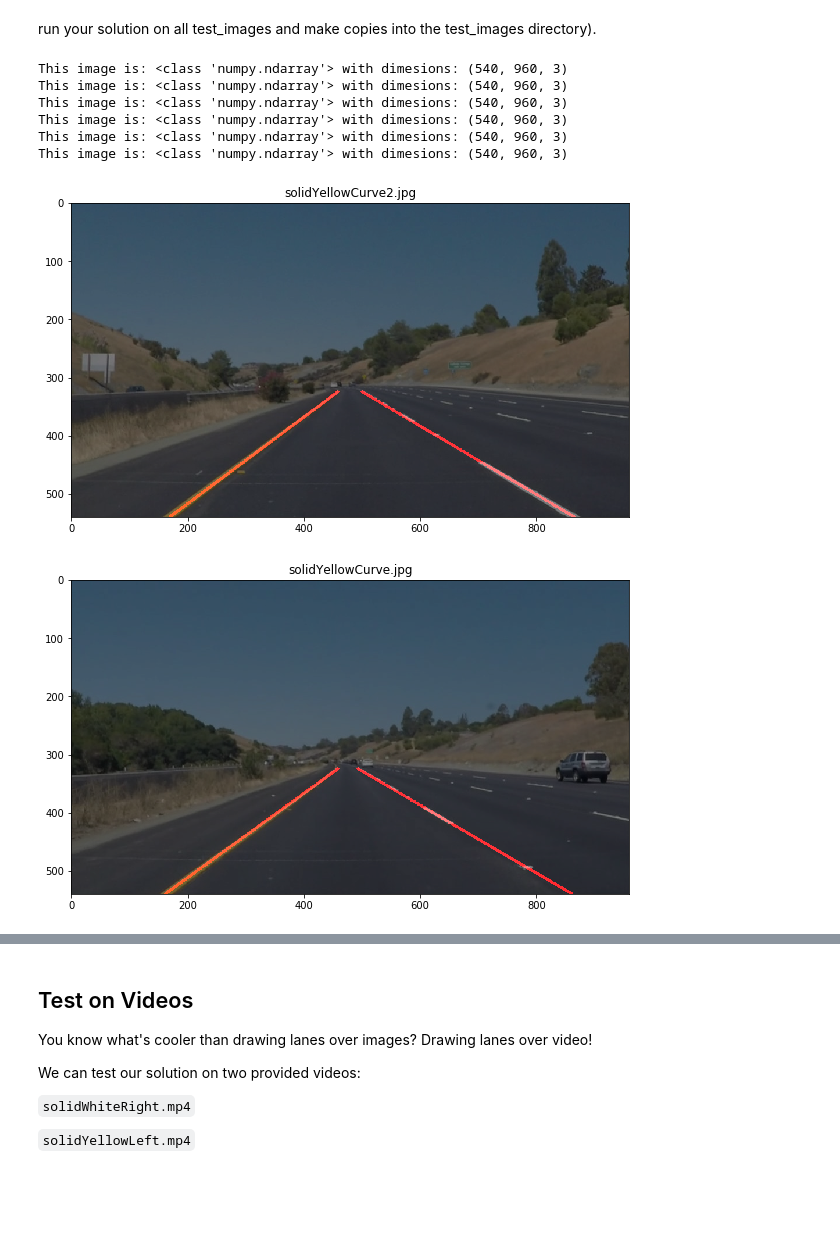
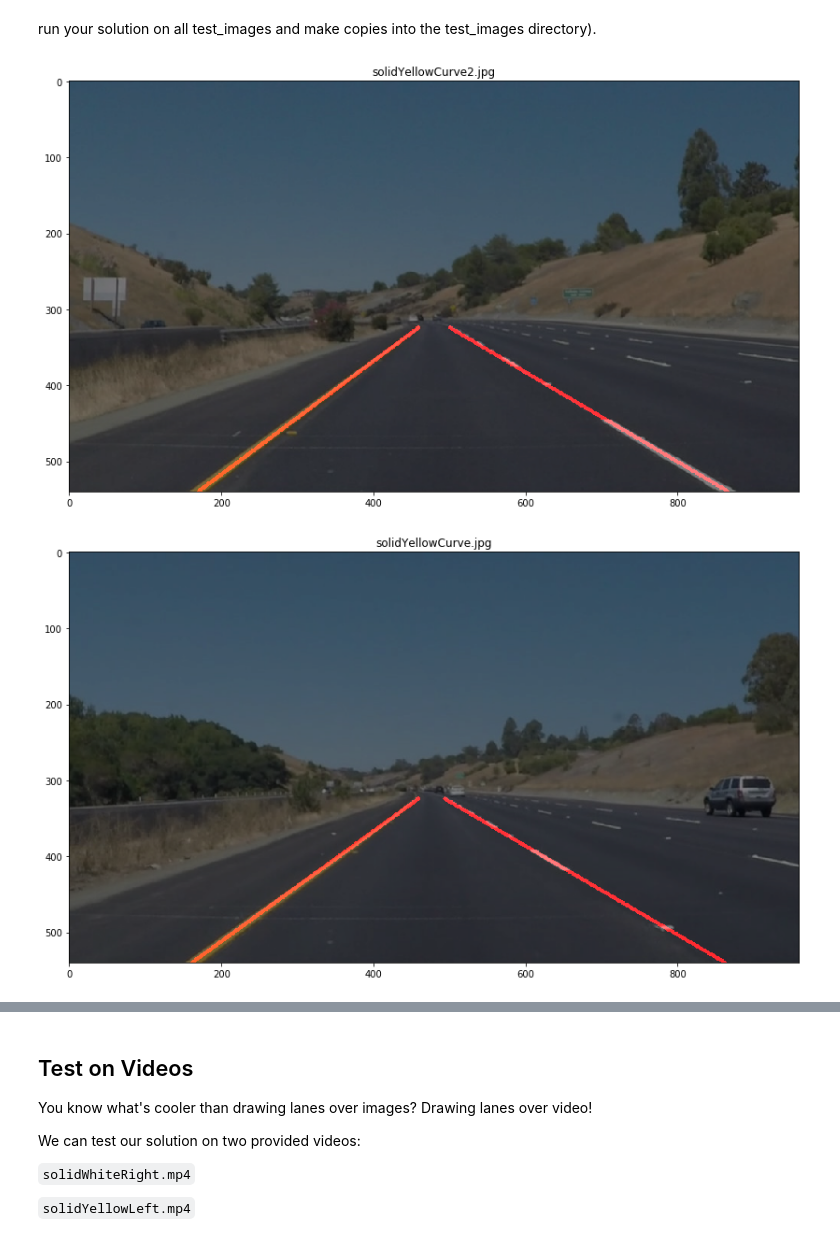
Before and after one commit to AlbertSadovnikov/CarND-LaneLines-P1, a Jupyter notebook: P1.ipynb, the cells around one changed output, grey strips where cells are left out. Drawn from its saved outputs; the diff is of its cells as text; code cells hidden in the pictures; blank space fills up the shorter version.

```diff
--- a/P1.ipynb
+++ b/P1.ipynb
@@ -190,48 +191,88 @@ test_images
 run your solution on all test_images and make copies into the test_images directory).
 # %%
 # TODO: Build your pipeline that will draw lane lines on the test_images
-def pipeline(im):
+# simple current state tracker
+class State:
+    def __init__(self, frame_num=0):
+        self.frame_num = frame_num
+        self.left_line = None
+        self.right_line = None
+        self._K = 0.2 # roughly resembles smoothing window of 9 frames
+
+    def update_left(self, left_line):
+        if self.left_line is None:
+            self.left_line = left_line.astype(np.float)
+        else:
+            # ema smoothing
+            self.left_line += self._K * (left_line - self.left_line)
+
+    @property
+    def left(self):
+        if self.left_line is None:
+            return None
+        return self.left_line.astype(int)
+
+    def update_right(self, right_line):
+        if self.right_line is None:
+            self.right_line = right_line.astype(np.float)
+        else:
+            # ema smoothing
+            self.right_line += self._K * (right_line - self.right_line)
+
+    @property
+    def right(self):
+        if self.right_line is None:
+            return None
+        return self.right_line.astype(int)
+
+def pipeline(im, state=None):
     gs = grayscale(im)
     gs = gaussian_blur(gs, 7)
     gs = canny(gs, 50, 150)
     sy, sx = gs.shape
     max_line_y = int(sy - 1)
     min_line_y = int(3 * sy / 5)
     min_line_x = 0
     max_line_x = sx - 1
     vertices = np.array([[min_line_x, max_line_y],
                          [4 * sx / 10, min_line_y],
                          [6 * sx / 10, min_line_y],
                          [max_line_x, max_line_y]], np.int32)
     gs = region_of_interest(gs, [vertices])
     lines = cv2.HoughLinesP(gs, 1, np.pi / 180, 40, 10, 10, 5)
     left_lines = filter_lines(lines, max_line_y, min_line_y, [min_line_x, sx / 2 - 1], [4 * sx / 10, 6 * sx / 10])
     right_lines = filter_lines(lines, max_line_y, min_line_y, [sx / 2 + 1, max_line_x], [4 * sx / 10, 6 * sx / 10])
     line_mask = np.zeros_like(im, dtype=np.uint8)
+    left_line, right_line = None, None
     if left_lines:
         left_line = np.mean(left_lines, axis=0).astype(np.int32)
-        draw_lines(line_mask, [[left_line.tolist()]], color=[255, 0, 0], thickness=4)
+        if state:
+            state.update_left(left_line)
     if right_lines:
         right_line = np.mean(right_lines, axis=0).astype(np.int32)
+        if state:
+            state.update_right(right_line)
+    if state:
+        left_line, right_line = state.left, state.right
+    if left_line is not None:
+        draw_lines(line_mask, [[left_line.tolist()]], color=[255, 0, 0], thickness=4)
+    if right_line is not None:
         draw_lines(line_mask, [[right_line.tolist()]], color=[255, 0, 0], thickness=4)
     ret = weighted_img(line_mask, im, α=0.5)
+    if state:
+        ret = cv2.putText(ret, '%4d' % state.frame_num, (10, 40), cv2.FONT_HERSHEY_SIMPLEX, 1, (255, 255, 255))
+        state.frame_num += 1
     return ret
 
 # then save them to the test_images directory.
 for test_image in test_images:
     image = mpimg.imread(os.path.join('test_images', test_image))
-    #printing out some stats and plotting
-    print('This image is:', type(image), 'with dimesions:', image.shape)
+    # printing out some stats and plotting
+    # print('This image is:', type(image), 'with dimesions:', image.shape)
     img = pipeline(image)
-    plt.figure(figsize=(10, 6))
+    plt.figure(figsize=(14, 9))
     plt.title(test_image)
     plt.imshow(img)  # if you wanted to show a single color channel image called 'gray', for example, call as plt.imshow(gray, cmap='gray')
 # %% [output]
-This image is: <class 'numpy.ndarray'> with dimesions: (540, 960, 3)
-This image is: <class 'numpy.ndarray'> with dimesions: (540, 960, 3)
-This image is: <class 'numpy.ndarray'> with dimesions: (540, 960, 3)
-This image is: <class 'numpy.ndarray'> with dimesions: (540, 960, 3)
-This image is: <class 'numpy.ndarray'> with dimesions: (540, 960, 3)
-This image is: <class 'numpy.ndarray'> with dimesions: (540, 960, 3)
-[figure, old version]
+[figure, new version]
-[figure, old version]
+[figure, new version]
```
Also changed, not shown: parts of 8 cells of this notebook, 3 other files.
